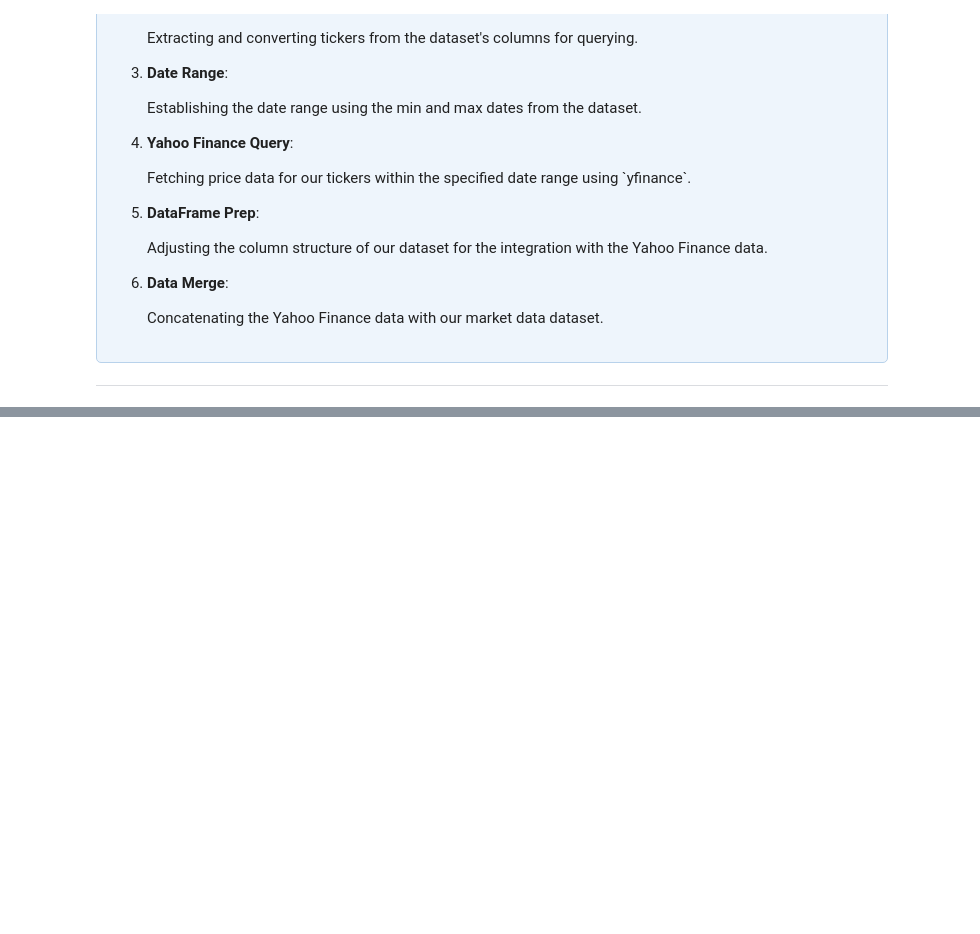
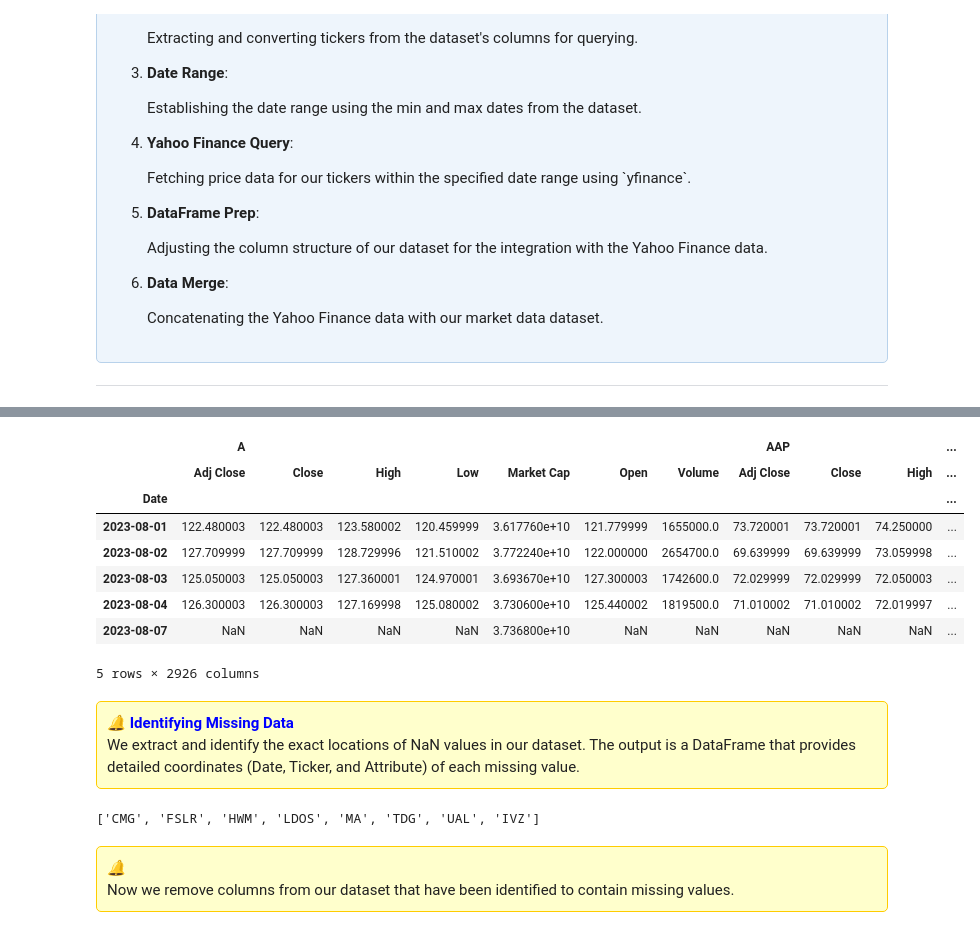
Before and after one commit to zahrabihlal/SP500-EqualVsMarket-PerformanceDive, a Jupyter notebook: MWI_vs_EWI_SP500.ipynb, the cells around one changed output, grey strips where cells are left out. Cells and saved outputs as stored; diff of their text form; code cells hidden in the pictures; blank space fills up the shorter version.

```diff
--- a/MWI_vs_EWI_SP500.ipynb
+++ b/MWI_vs_EWI_SP500.ipynb
@@ -177,3 +176,12 @@ df.head()
+# %%
+years = data_2006.index.year.unique()
+for year in years:
+    df_year_only = data_2006[data_2006.index.year == year]
+
+    cols_to_drop = df_year_only.columns[df_year_only.isna().all()]
+    data_2006 = data_2006.drop(columns=cols_to_drop, errors='ignore')
+
+data_2006=  data_2006.iloc[:-1]
 # %% [markdown]
 ---
 
@@ -385,0 +248,12 @@ fig.show()
+# %%
+merged_data.tail()
+# %% [output]
+|  | A |  |  |  |  |  |  | AAP |  |  | ... |
+|  | Adj Close | Close | High | Low | Market Cap | Open | Volume | Adj Close | Close | High | ... |
+| Date |  |  |  |  |  |  |  |  |  |  | ... |
+| 2023-08-01 | 122.480003 | 122.480003 | 123.580002 | 120.459999 | 3.617760e+10 | 121.779999 | 1655000.0 | 73.720001 | 73.720001 | 74.250000 | ... |
+| 2023-08-02 | 127.709999 | 127.709999 | 128.729996 | 121.510002 | 3.772240e+10 | 122.000000 | 2654700.0 | 69.639999 | 69.639999 | 73.059998 | ... |
+| 2023-08-03 | 125.050003 | 125.050003 | 127.360001 | 124.970001 | 3.693670e+10 | 127.300003 | 1742600.0 | 72.029999 | 72.029999 | 72.050003 | ... |
+| 2023-08-04 | 126.300003 | 126.300003 | 127.169998 | 125.080002 | 3.730600e+10 | 125.440002 | 1819500.0 | 71.010002 | 71.010002 | 72.019997 | ... |
+| 2023-08-07 | NaN | NaN | NaN | NaN | 3.736800e+10 | NaN | NaN | NaN | NaN | NaN | ... |
+5 rows × 2926 columns
@@ -385,0 +262,15 @@ fig.show()
+# %% [markdown]
+
+<div style="background-color: #ffffcc; padding: 10px; border: 1px solid #ffcc00; border-radius: 5px; margin: 10px 0;">
+    <span style="color: #666699; font-style: italic;">🔔</span> <span style="color:blue; font-weight: bold;">Identifying Missing Data</span><br>
+    We extract and identify the exact locations of NaN values in our dataset. The output is a DataFrame that provides detailed coordinates (Date, Ticker, and Attribute) of each missing value.
+</div>
+# %%
+list(nan_locations_df["Attribute"].unique())
+# %% [output]
+['CMG', 'FSLR', 'HWM', 'LDOS', 'MA', 'TDG', 'UAL', 'IVZ']
+# %% [markdown]
+<div style="background-color: #ffffcc; padding: 10px; border: 1px solid #ffcc00; border-radius: 5px; margin: 10px 0;">
+    <span style="color: #666699; font-style: italic;">🔔</span><span style="color:blue; font-weight: bold;"></span><br>
+    Now we remove columns from our dataset that have been identified to contain missing values.
+</div>
```
Also changed, not shown: parts of 40 cells of this notebook.
